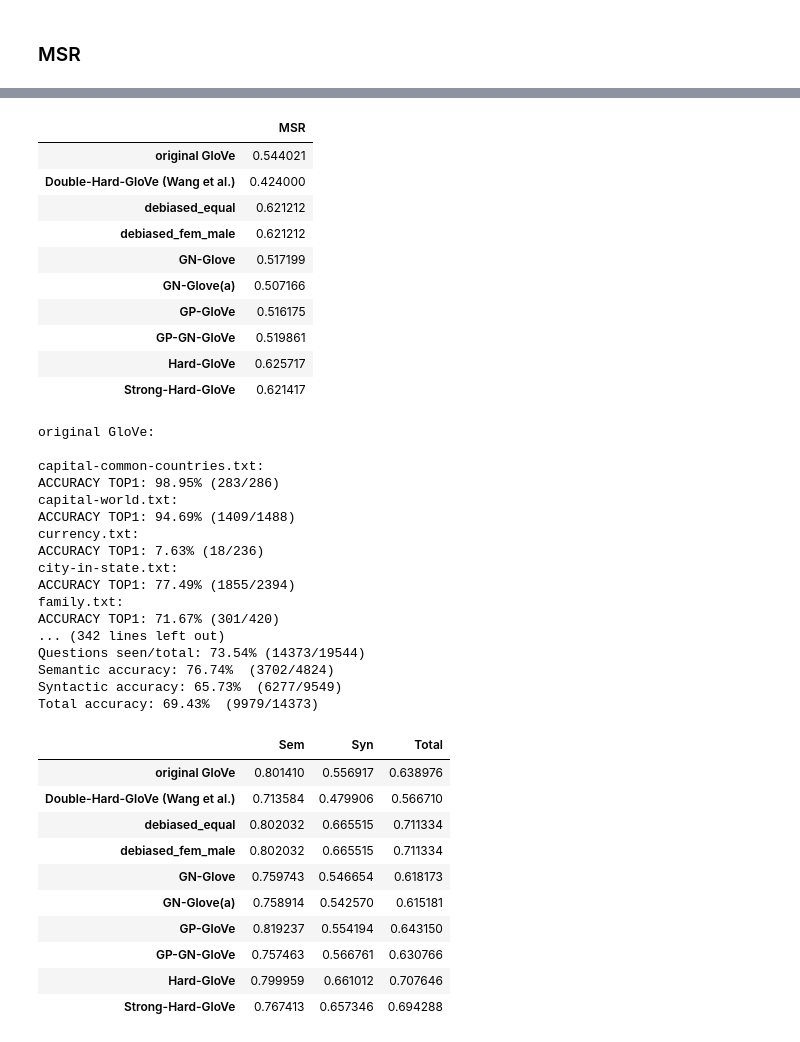
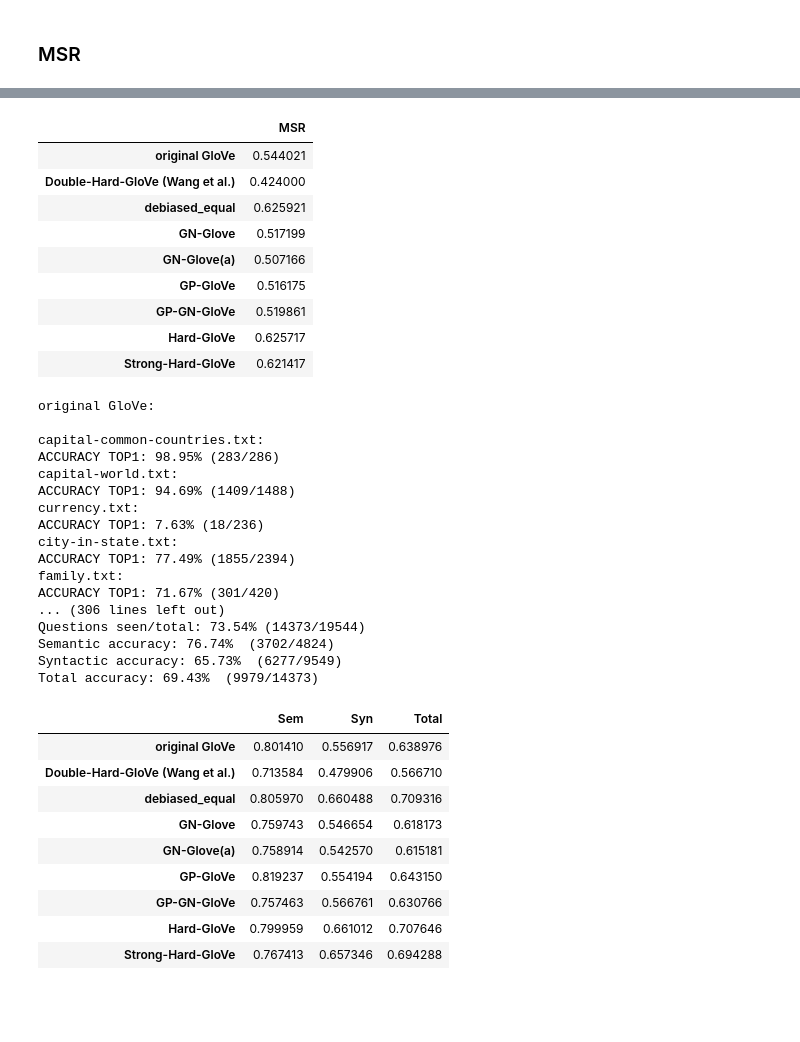
Before and after one commit to kristinakobrock/RepDHDebias, a Jupyter notebook: Evaluations.ipynb, the cells around one changed output, grey strips where cells are left out. Cells and saved outputs as stored; diff of their text form; code cells hidden in the pictures; blank space fills up the shorter version.

```diff
--- a/Evaluations.ipynb
+++ b/Evaluations.ipynb
@@ -36,7 +33,7 @@ vocab_dhd = list(glove_dhd_wang.keys())
 w2id_dhd = {w: i for i, w in enumerate(vocab_dhd)}
 # %%
 dict_embeddings = {'original GloVe': (data.embedding, data.vocab, data.w2id), 'Double-Hard-GloVe (Wang et al.)': (embedding_dhd, vocab_dhd, w2id_dhd),
-                   'debiased_equal': (debiased_equal, data.vocab, data.w2id), 'debiased_fem_male': (debiased_fem_male, data.vocab, data.w2id),
+                   'debiased_equal': (debiased_equal, data.vocab, data.w2id),
                    'GN-Glove': (data.embedding_gn, data.vocab_gn, data.w2id_gn), 'GN-Glove(a)': (data.embedding_gn_a, data.vocab_gn_a, data.w2id_gn_a),
                    'GP-GloVe': (data.embedding_gp, data.vocab_gp, data.w2id_gp), 'GP-GN-GloVe': (data.embedding_gp_gn, data.vocab_gp_gn, data.w2id_gp_gn),
                    'Hard-GloVe': (data.embedding_hd, data.vocab_hd, data.w2id_hd), 'Strong-Hard-GloVe': (data.embedding_hd_a, data.vocab_hd_a, data.w2id_hd_a)
@@ -254,8 +249,7 @@ results_MSR
 |  | MSR |
 | original GloVe | 0.544021 |
 | Double-Hard-GloVe (Wang et al.) | 0.424000 |
-| debiased_equal | 0.621212 |
-| debiased_fem_male | 0.621212 |
+| debiased_equal | 0.625921 |
 | GN-Glove | 0.517199 |
 | GN-Glove(a) | 0.507166 |
 | GP-GloVe | 0.516175 |
@@ -285,21 +279,20 @@ city-in-state.txt:
 ACCURACY TOP1: 77.49% (1855/2394)
 family.txt:
 ACCURACY TOP1: 71.67% (301/420)
-... (342 lines left out)
+... (306 lines left out)
 Questions seen/total: 73.54% (14373/19544)
 Semantic accuracy: 76.74%  (3702/4824)
 Syntactic accuracy: 65.73%  (6277/9549)
 Total accuracy: 69.43%  (9979/14373)
 # %%
-results_google = np.asarray(results_google).reshape(10, 3)
+results_google = np.asarray(results_google).reshape(9, 3)
 results_GG = pd.DataFrame(data = results_google, index = list(dict_embeddings.keys()), columns = ["Sem", "Syn", "Total"])
 results_GG
 # %% [output]
 |  | Sem | Syn | Total |
 | original GloVe | 0.801410 | 0.556917 | 0.638976 |
 | Double-Hard-GloVe (Wang et al.) | 0.713584 | 0.479906 | 0.566710 |
-| debiased_equal | 0.802032 | 0.665515 | 0.711334 |
-| debiased_fem_male | 0.802032 | 0.665515 | 0.711334 |
+| debiased_equal | 0.805970 | 0.660488 | 0.709316 |
 | GN-Glove | 0.759743 | 0.546654 | 0.618173 |
 | GN-Glove(a) | 0.758914 | 0.542570 | 0.615181 |
 | GP-GloVe | 0.819237 | 0.554194 | 0.643150 |
```
Also changed, not shown: parts of 6 cells of this notebook, 2 other files.
